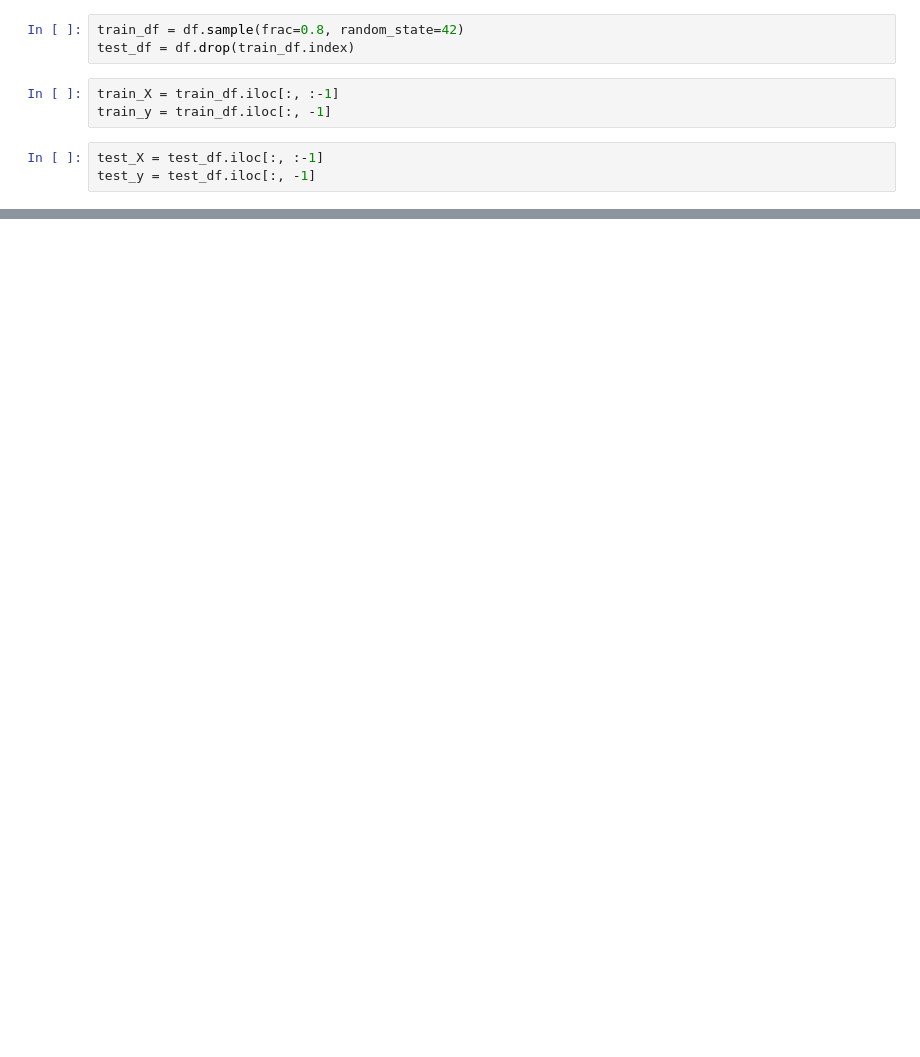
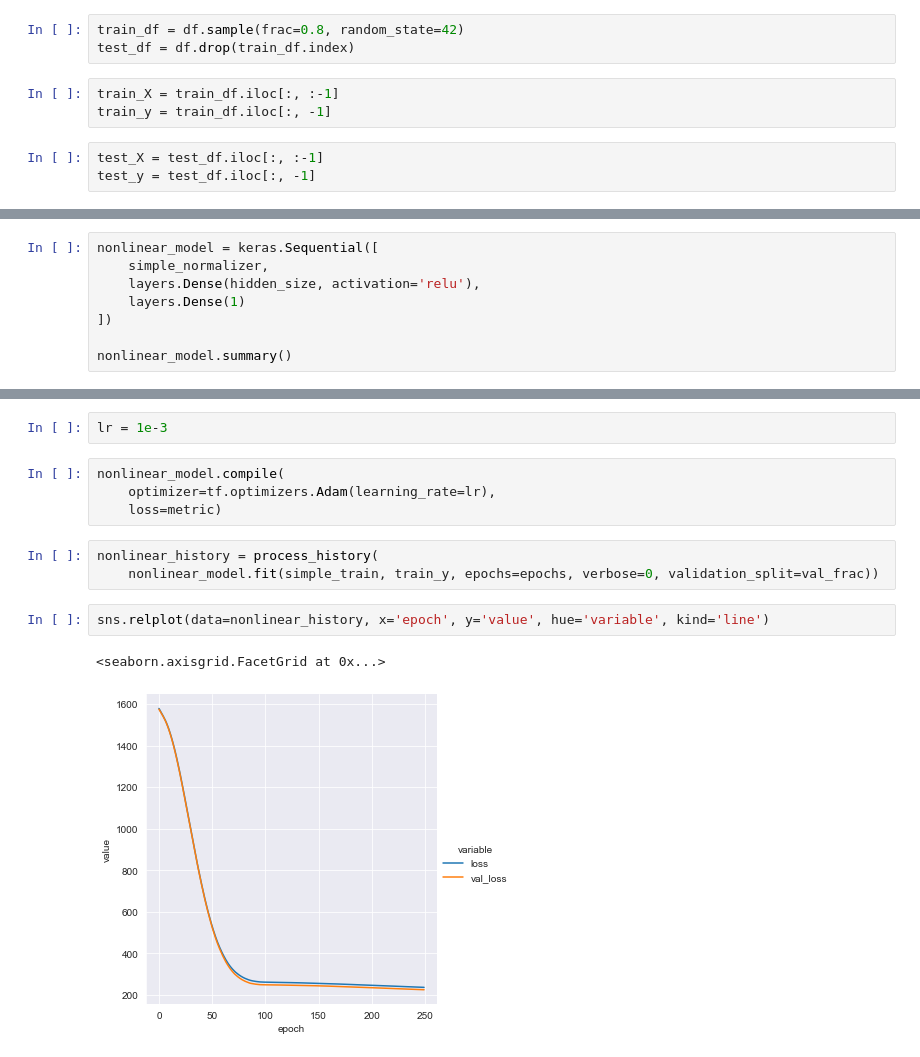
Before and after one commit to Gauss-PWr/2022_materials, a Jupyter notebook: Workshopy_2022_letni/workshop_2_tensorflow_1/TensorFlow.ipynb, the cells around one changed output, grey strips where cells are left out. Saved outputs shown, nothing was run; the diff lists cells and outputs as text; blank space fills up the shorter version.

```diff
--- a/Workshopy_2022_letni/workshop_2_tensorflow_1/TensorFlow.ipynb
+++ b/Workshopy_2022_letni/workshop_2_tensorflow_1/TensorFlow.ipynb
@@ -128,0 +178,8 @@ memory usage: 42.0 KB
+# %%
+nonlinear_model = keras.Sequential([
+    simple_normalizer,
+    layers.Dense(hidden_size, activation='relu'),
+    layers.Dense(1)
+])
+
+nonlinear_model.summary()
@@ -128,0 +203,14 @@ memory usage: 42.0 KB
+# %%
+lr = 1e-3
+# %%
+nonlinear_model.compile(
+    optimizer=tf.optimizers.Adam(learning_rate=lr),
+    loss=metric)
+# %%
+nonlinear_history = process_history(
+    nonlinear_model.fit(simple_train, train_y, epochs=epochs, verbose=0, validation_split=val_frac))
+# %%
+sns.relplot(data=nonlinear_history, x='epoch', y='value', hue='variable', kind='line')
+# %% [output]
+<seaborn.axisgrid.FacetGrid at 0x...>
+[figure, added]
```
Also changed, not shown: parts of 60 cells of this notebook, 3 other files.
